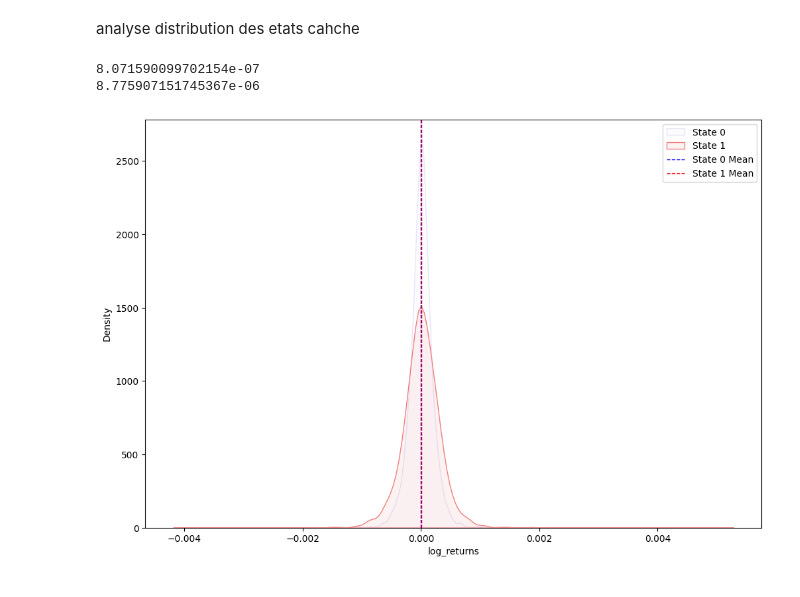
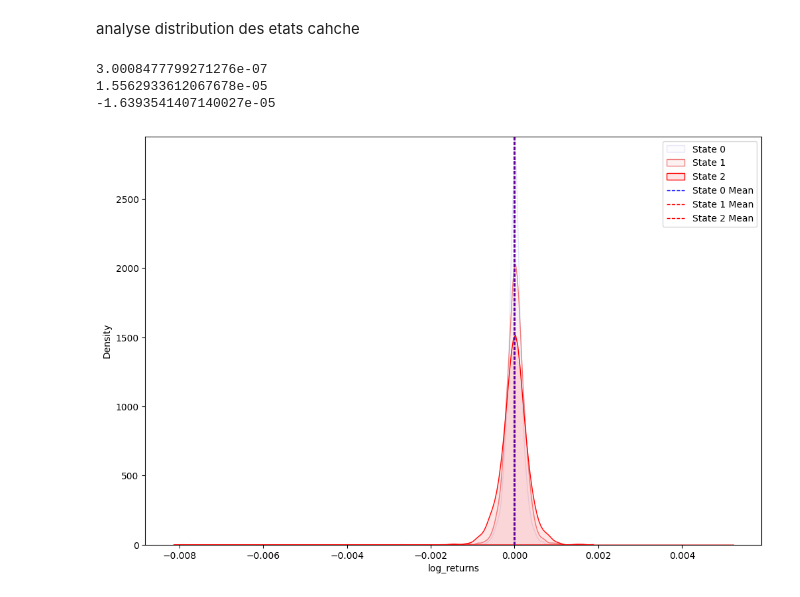
Before and after one commit to benkemt/IgTools, a Jupyter notebook: IgPlotly/ExtractIgData.ipynb, the cells around one changed output. Saved outputs shown, nothing was run; the diff lists cells and outputs as text; code cells hidden in the pictures.

```diff
--- a/IgPlotly/ExtractIgData.ipynb
+++ b/IgPlotly/ExtractIgData.ipynb
@@ -126,0 +149,13 @@ df_org['low'] = low
+# %%
+
+#data.plot(figsize=(20, 10), title='Bollinger Bands')
+
+np.random.seed(51) # 3 avec seed 51 ['log_returns',"kstlt", "kstmt"   ]
+df_org.dropna( inplace=True) # = df_org[["SnapshotTime", "Date", "log_returns", "kstlt", "kstmt", 'kstmtup' "olhc4", "momentum"]].dropna()
+
+features = ['log_returns',"kstlt", "kstmt"   ]  # '',  , "kstlt", "kstmt"
+
+print(df_org.shape[0])
+hmm_model = GaussianHMM(n_components=3, covariance_type="full", n_iter=1000, tol=1, algorithm='map')
+hmm_model.fit(np.array(df_org[features]))
+print("Model Score: ", hmm_model.score(np.array(df_org[features])))
@@ -127,3 +165,11 @@ df_org['low'] = low
+# %%
+df_org['state']=hmm_model.predict(np.array(df_org[features]))
+# %%
+#if df_org['state'] == 2 and df_org['state'].shift(1) !=  2:
+df_org['position'] = 0
+# Set 'position' to 1 where 'state' is 2
+df_org.loc[ (df_org['state'] == 1) &  (df_org['olhc4_filter'] < df_org['olhc4_filter2']), 'position'] = 1
+df_org.loc[ (df_org['state'] == 2) &  (df_org['olhc4_filter'] > df_org['olhc4_filter2']), 'position'] = 2
 # %%
 
 fig = make_subplots(rows=3, cols=1, shared_xaxes=True)
@@ -329,21 +361,26 @@ fig.show()
 # %% [markdown]
 analyse distribution des etats cahche
 # %%
-state0 = data[data['state'] == 0 ]
-state1 = data[data['state'] == 1 ]
+state0 = df_org[df_org['state'] == 0 ]
+state1 = df_org[df_org['state'] == 1 ]
+state2 = df_org[df_org['state'] == 2 ]
 
 plt.figure(figsize=(12, 8))
 sns.kdeplot(state0['log_returns'], color='lavender', label='State 0', fill=True, alpha=0.1)
 sns.kdeplot(state1['log_returns'], color='lightcoral', label='State 1', fill=True, alpha=0.1)
+sns.kdeplot(state2['log_returns'], color='red', label='State 2', fill=True, alpha=0.1)
 plt.axvline( state0['log_returns'].mean(), color='blue', linestyle='dashed', linewidth=1, label='State 0 Mean')
 plt.axvline( state1['log_returns'].mean(), color='red', linestyle='dashed', linewidth=1,  label='State 1 Mean')
+plt.axvline( state2['log_returns'].mean(), color='red', linestyle='dashed', linewidth=1,  label='State 2 Mean')
 plt.legend()
 #state0.head()
 #state1.head()
 
 print(state0['log_returns'].mean())
 print(state1['log_returns'].mean())
+print(state2['log_returns'].mean())
 # %% [output]
-8.071590099702154e-07
-8.775907151745367e-06
+3.0008477799271276e-07
+1.5562933612067678e-05
+-1.6393541407140027e-05
-[figure, old version]
+[figure, new version]
```
Also changed, not shown: parts of 10 cells of this notebook.
